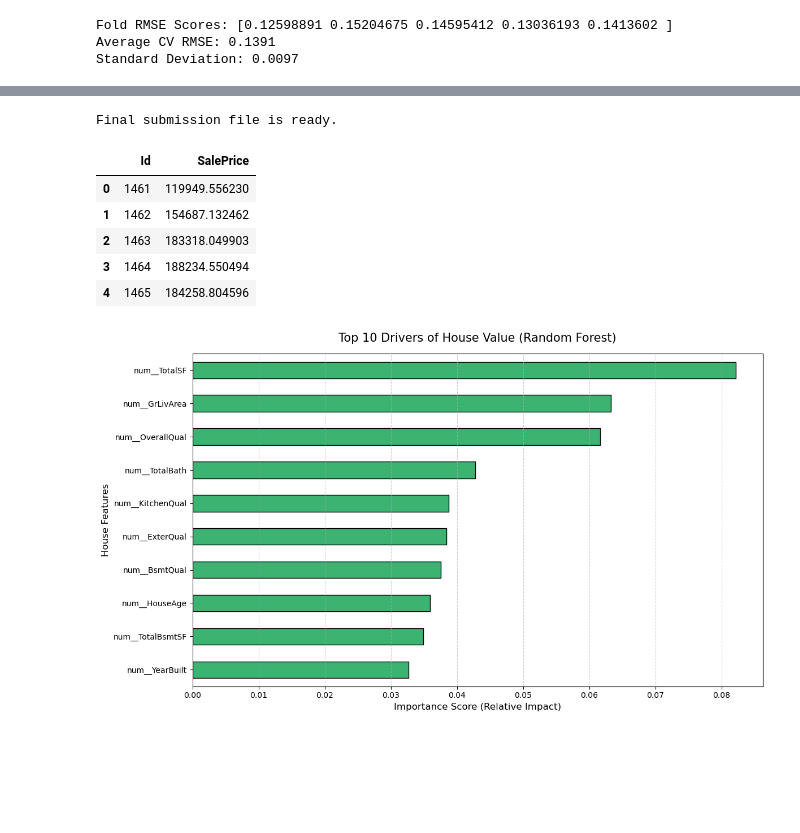
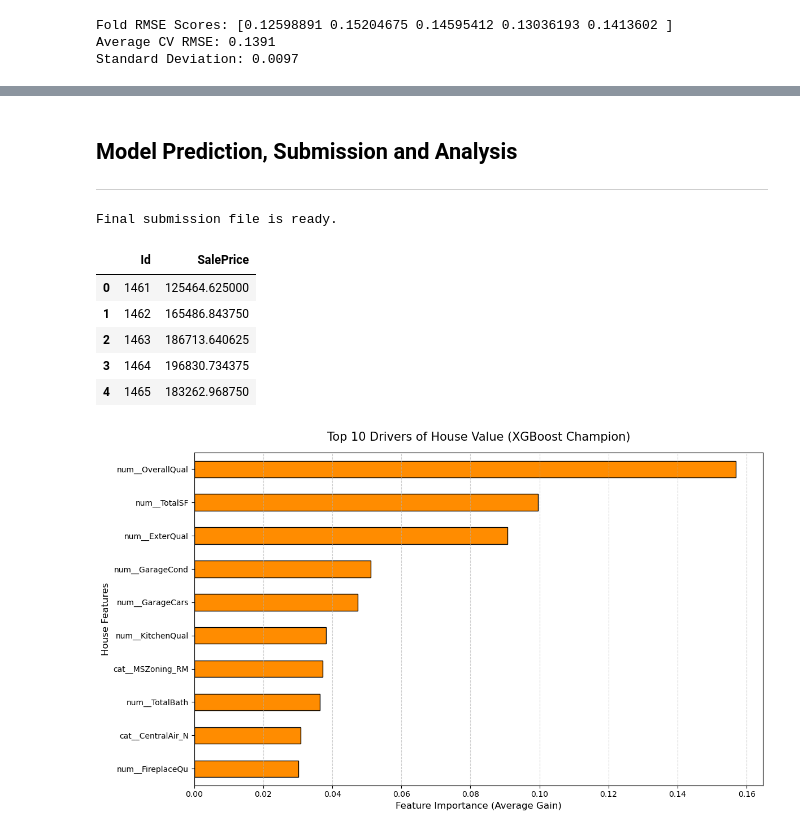
Before and after one commit to ArsalanHashmi777/Titanic, a Jupyter notebook: House-Price-Regression/house-price_model.ipynb, the cells around one changed output, grey strips where cells are left out. Drawn from its saved outputs; the diff is of its cells as text; code cells hidden in the pictures; blank space fills up the shorter version.

Commit message:
Added markdowns and update titanic_model.ipynb to clarify pipeline re-initialization for final predictions . Final XGB Regression Model, in house-price_model.ipynb file's  submission generated.

```diff
--- a/House-Price-Regression/house-price_model.ipynb
+++ b/House-Price-Regression/house-price_model.ipynb
@@ -350,11 +412,14 @@ Following a systematic evaluation using `GridSearchCV` and 5-fold cross-validati
+# %% [markdown]
+## **Model Prediction, Submission and Analysis**
+---
 # %%
 # --- 1. THE FINAL REFIT ---
 # We use the full engineered training set for maximum knowledge
-rf_pipeline.fit(X_train_engineered, y_train)
+xgb_pipeline.fit(X_train_engineered, y_train)
 
 # --- 2. GENERATE TEST PREDICTIONS ---
 # Predictions are currently in Log Scale
-log_preds = rf_pipeline.predict(X_test_engineered)
+log_preds = xgb_pipeline.predict(X_test_engineered)
 
 # --- 3. THE INVERSE TRANSFORM ---
 # Crucial: Reverse np.log1p() to get real dollar values
@@ -373,37 +438,36 @@ submission.head()
 # %% [output]
 Final submission file is ready.
 |  | Id | SalePrice |
-| 0 | 1461 | 119949.556230 |
-| 1 | 1462 | 154687.132462 |
-| 2 | 1463 | 183318.049903 |
-| 3 | 1464 | 188234.550494 |
-| 4 | 1465 | 184258.804596 |
+| 0 | 1461 | 125464.625000 |
+| 1 | 1462 | 165486.843750 |
+| 2 | 1463 | 186713.640625 |
+| 3 | 1464 | 196830.734375 |
+| 4 | 1465 | 183262.968750 |
 # %%
 # --- STEP 1: EXTRACT NAMES FROM THE PIPELINE ---
-# We ask the preprocessor step to give us the final column names after One-Hot Encoding
-# This is crucial because categorical columns were split into multiple binary columns.
-feature_names = rf_pipeline.named_steps['preprocessor'].get_feature_names_out()
+# We use the same preprocessor as before to get the post-encoding column names
+feature_names = xgb_pipeline.named_steps['preprocessor'].get_feature_names_out()
 
 # --- STEP 2: GET THE RAW IMPORTANCE SCORES ---
-# RandomForestRegressor uses 'Variance Reduction' (Mean Decrease in Impurity)
-# This shows which features were most useful for narrowing down the price.
-importances = rf_pipeline.named_steps['model'].feature_importances_
+# XGBoost's feature_importances_ represent the average 'gain'
+# (the reduction in loss) that each feature contributed to the trees.
+importances = xgb_pipeline.named_steps['model'].feature_importances_
 
 # --- STEP 3: CREATE A SORTED SERIES ---
 importance_series = pd.Series(importances, index=feature_names).sort_values(ascending=False)
 
 # --- STEP 4: VISUALIZE THE TOP 10 ---
 plt.figure(figsize=(12, 7))
 
-# We use 'mediumseagreen' to keep your notebook styling consistent
-importance_series.head(10).plot(kind='barh', color='mediumseagreen', edgecolor='black').invert_yaxis()
+# Using 'darkorange' to distinguish the XGBoost results from the Random Forest ones
+importance_series.head(10).plot(kind='barh', color='darkorange', edgecolor='black').invert_yaxis()
 
 # --- STEP 5: FORMATTING THE CHART ---
-plt.title("Top 10 Drivers of House Value (Random Forest)", fontsize=15, pad=15)
-plt.xlabel("Importance Score (Relative Impact)", fontsize=12)
+plt.title("Top 10 Drivers of House Value (XGBoost Champion)", fontsize=15, pad=15)
+plt.xlabel("Feature Importance (Average Gain)", fontsize=12)
 plt.ylabel("House Features", fontsize=12)
 plt.grid(axis='x', linestyle='--', alpha=0.6)
 plt.tight_layout()
 plt.show()
 # %% [output]
-[figure, old version]
+[figure, new version]
```
Also changed, not shown: parts of 8 cells of this notebook, 3 other files.
